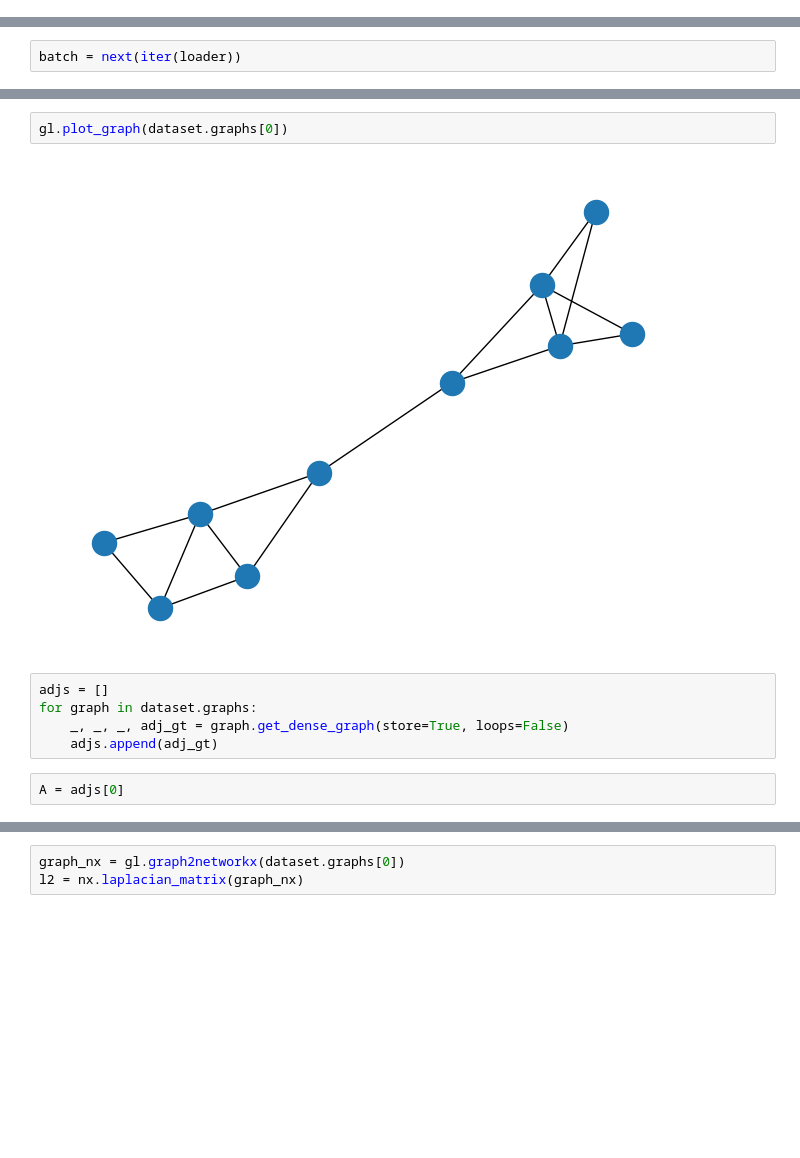
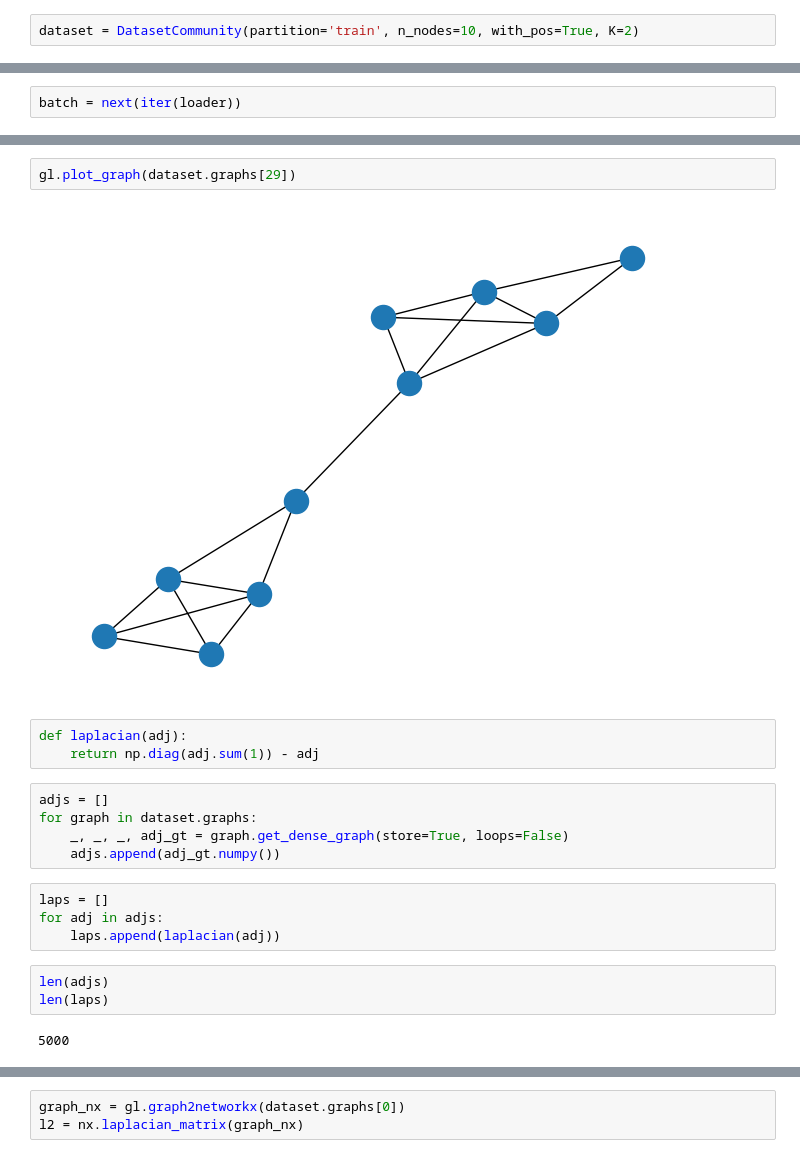
Before and after one commit to marianaw/egnn, a Jupyter notebook: notebooks/data_playground.ipynb, the cells around one changed output, grey strips where cells are left out. Drawn from its saved outputs; the diff is of its cells as text; blank space fills up the shorter version.

```diff
--- a/notebooks/data_playground.ipynb
+++ b/notebooks/data_playground.ipynb
@@ -17,3 +17,5 @@ dataset_name = 'community_ours'
 dataset = d_selector.retrieve_dataset(dataset_name, K=2, with_pos=True, n_nodes=10, directed=True)
 # %% [output]
 Creating dataset with  2  communities
+# %%
+dataset = DatasetCommunity(partition='train', n_nodes=10, with_pos=True, K=2)
@@ -28,11 +41,21 @@ batch
 # %%
-gl.plot_graph(dataset.graphs[0])
+gl.plot_graph(dataset.graphs[29])
 # %% [output]
-[figure, old version]
+[figure, new version]
+# %%
+def laplacian(adj):
+    return np.diag(adj.sum(1)) - adj
 # %%
 adjs = []
 for graph in dataset.graphs:
     _, _, _, adj_gt = graph.get_dense_graph(store=True, loops=False)
-    adjs.append(adj_gt)
+    adjs.append(adj_gt.numpy())
 # %%
-A = adjs[0]
+laps = []
+for adj in adjs:
+    laps.append(laplacian(adj))
+# %%
+len(adjs)
+len(laps)
+# %% [output]
+5000
```
Also changed, not shown: parts of 19 cells of this notebook, 2 other files.
